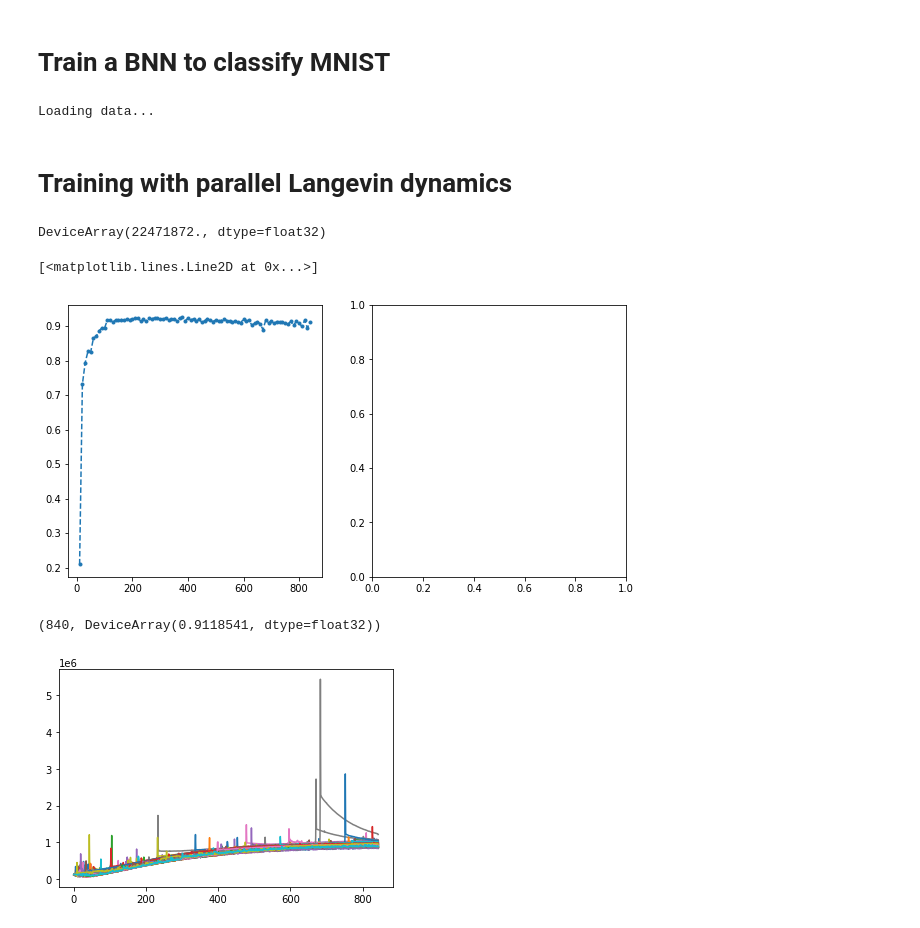
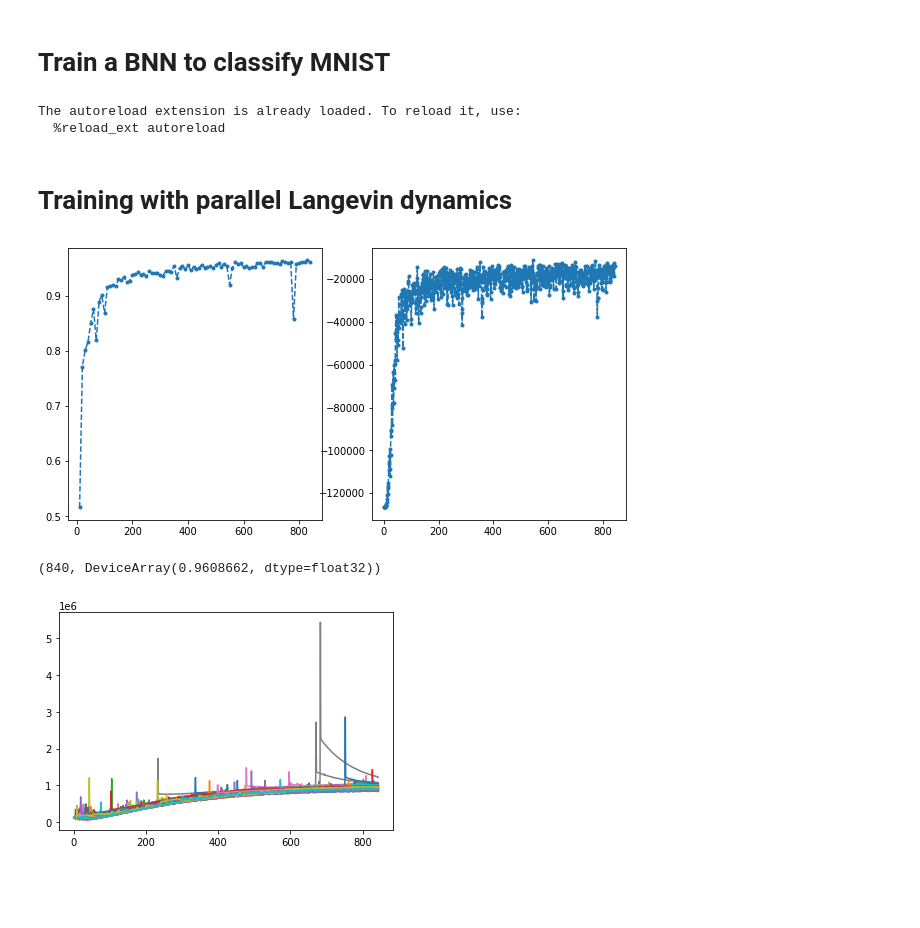
Before and after one commit to ratschlab/projects-2020-Neural-SVGD, a Jupyter notebook: notebooks/bayesian-neural-network/SGLD.ipynb, the cells around one changed output. Cells and saved outputs as stored; diff of their text form; code cells hidden in the pictures; blank space fills up the shorter version.

```diff
--- a/notebooks/bayesian-neural-network/SGLD.ipynb
+++ b/notebooks/bayesian-neural-network/SGLD.ipynb
@@ -40,7 +40,7 @@ on_cluster = not os.getenv("HOME") == "/home/lauro"
 key = random.PRNGKey(0)
 EPOCHS = 1
 BATCH_SIZE = 128
-LEARNING_RATE = 5e-7  # 1e-6 too high!!
+LEARNING_RATE = 2e-7  # 1e-6 too high!!
 NUM_SAMPLES = 100
 DISABLE_PROGRESS_BAR = False
 
@@ -64,7 +64,8 @@ def sgld_step(particles, grads, sgld_state):
     }
     return particles, sgld_state, aux
 # %% [output]
-Loading data...
+The autoreload extension is already loaded. To reload it, use:
+  %reload_ext autoreload
 # %% [markdown]
 # Training with parallel Langevin dynamics
 # %%
@@ -75,33 +76,26 @@ accuracies = []
 step_counter = 0
 
 # dloss = jit(vmap(value_and_grad(bnn.loss), (0, None, None)))
-dloss = jit(vmap(grad(bnn.loss), (0, None, None)))
+dloss = jit(vmap(value_and_grad(bnn.loss), (0, None, None)))
 # %%
 bnn.loss?
 # %%
-n_train_steps = 422
+n_train_steps = 422*2
 for _ in tqdm(range(n_train_steps), disable=DISABLE_PROGRESS_BAR):
     step_counter += 1
     images, labels = next(mnist.training_batches)
-#     losses, grads = dloss(param_set, images, labels)
-    grads = dloss(param_set, images, labels)
-    param_set, slgd_state, aux = sgld_step(param_set, grads, sgld_state)
-#     aux.update({"loglikelihood": -losses.mean()})
-    aux.update({"loss": vmap(bnn.loss, (0, None, None))(param_set, images, labels)})
+    losses, grads = dloss(param_set, images, labels)
+    param_set, sgld_state, aux = sgld_step(param_set, grads, sgld_state)
+    aux.update({"loglikelihood": -losses.mean()})
     metrics.append_to_log(rundata, aux)
 #     trajectories.append(vmap(lambda ps: jax.flatten_util.ravel_pytree(ps)[0])(param_set))
 
     if step_counter % 10 == 0:
         accuracies.append((step_counter, bnn.compute_acc(param_set)))
 #         print(f"Step {step_counter}, Accuracy:", accuracies[-1])
-# %%
-losses.mean()
-# %% [output]
-DeviceArray(22471872., dtype=float32)
 # %%
 fig, axs = plt.subplots(1, 2, figsize=[10, 5])
 axs[0].plot(*zip(*accuracies), "--.")
-# axs[1].plot(rundata['loglikelihood'], "--.");
+axs[1].plot(rundata['loglikelihood'], "--.");
 # %% [output]
-[<matplotlib.lines.Line2D at 0x...>]
-[figure, old version]
+[figure, new version]
@@ -110,4 +102,4 @@ axs[0].plot(*zip(*accuracies), "--.")
 # %%
 accuracies[-1]
 # %% [output]
-(840, DeviceArray(0.9118541, dtype=float32))
+(840, DeviceArray(0.9608662, dtype=float32))
```
Also changed, not shown: parts of 3 cells of this notebook, 4 other files.
